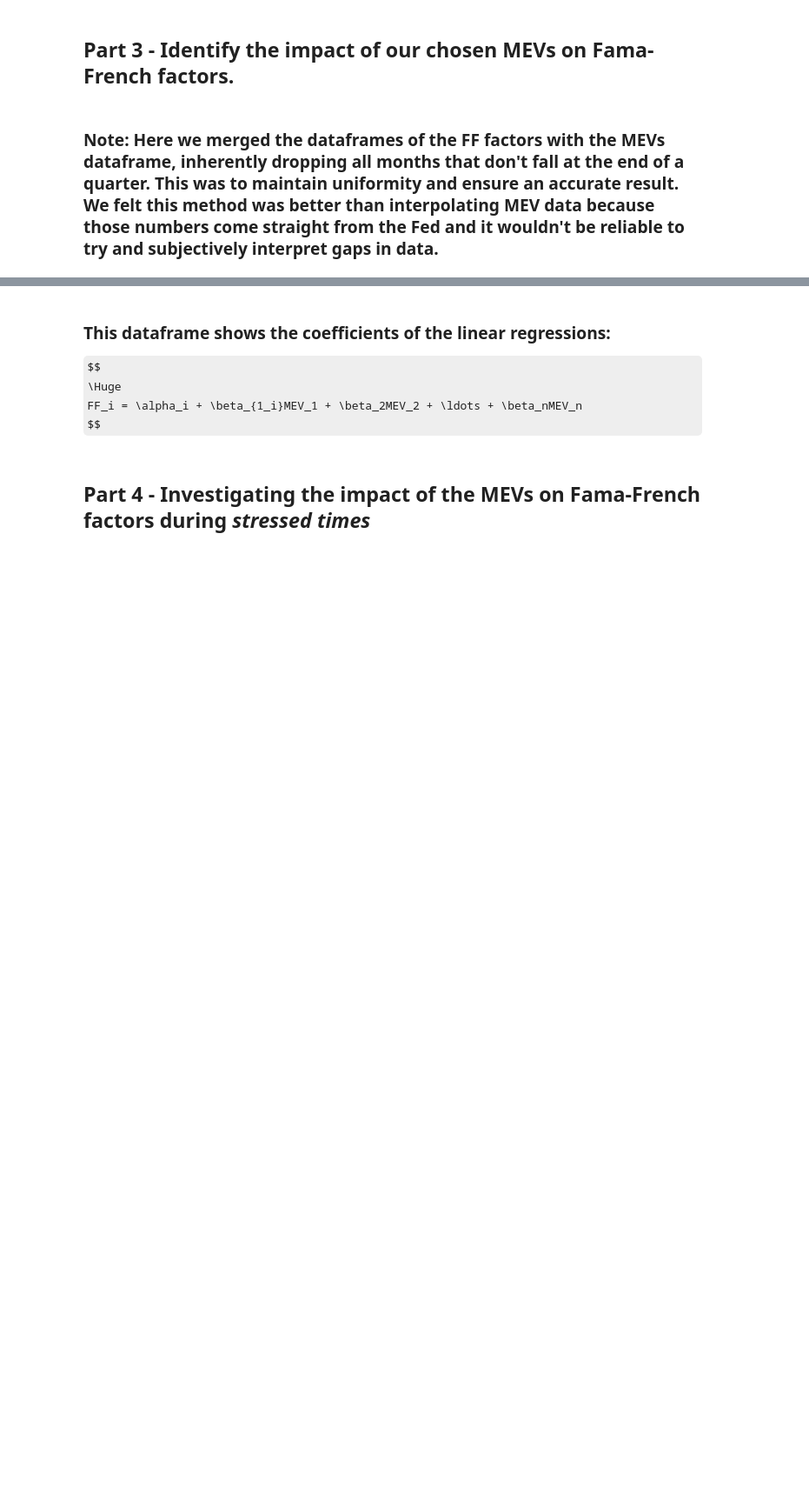
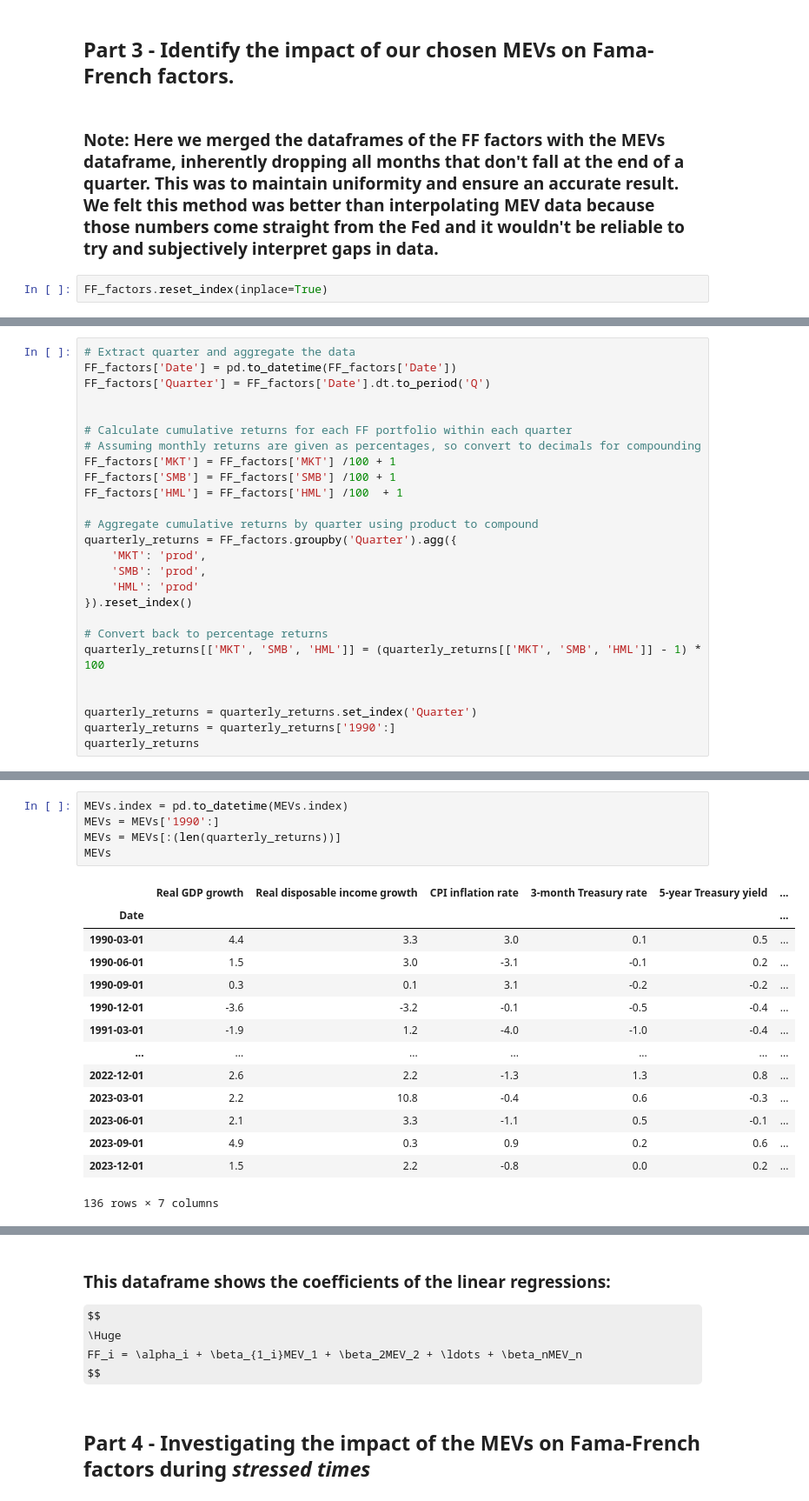
Before and after one commit to vafang25/Econ_Project_2, a Jupyter notebook: Data_Project_2.ipynb, the cells around one changed output, grey strips where cells are left out. Shown: that part at 87% size. Saved outputs shown, nothing was run; the diff lists cells and outputs as text; some formulas as TeX source; blank space fills up the shorter version.

```diff
--- a/Data_Project_2.ipynb
+++ b/Data_Project_2.ipynb
@@ -230,3 +246,5 @@ $$
 ## Part 3 - Identify the impact of our chosen MEVs on Fama-French factors.
 # %% [markdown]
 ### Note: Here we merged the dataframes of the FF factors with the MEVs dataframe, inherently dropping all months that don't fall at the end of a quarter. This was to maintain uniformity and ensure an accurate result. We felt this method was better than interpolating MEV data because those numbers come straight from the Fed and it wouldn't be reliable to try and subjectively interpret gaps in data.
+# %%
+FF_factors.reset_index(inplace=True)
@@ -232,0 +267,26 @@ $$
+# %%
+# Extract quarter and aggregate the data
+FF_factors['Date'] = pd.to_datetime(FF_factors['Date'])
+FF_factors['Quarter'] = FF_factors['Date'].dt.to_period('Q')
+
+
+# Calculate cumulative returns for each FF portfolio within each quarter
+# Assuming monthly returns are given as percentages, so convert to decimals for compounding
+FF_factors['MKT'] = FF_factors['MKT'] /100 + 1
+FF_factors['SMB'] = FF_factors['SMB'] /100 + 1
+FF_factors['HML'] = FF_factors['HML'] /100  + 1
+
+# Aggregate cumulative returns by quarter using product to compound
+quarterly_returns = FF_factors.groupby('Quarter').agg({
+    'MKT': 'prod',
+    'SMB': 'prod',
+    'HML': 'prod'
+}).reset_index()
+
+# Convert back to percentage returns
+quarterly_returns[['MKT', 'SMB', 'HML']] = (quarterly_returns[['MKT', 'SMB', 'HML']] - 1) * 100
+
+
+quarterly_returns = quarterly_returns.set_index('Quarter')
+quarterly_returns = quarterly_returns['1990':]
+quarterly_returns
@@ -233 +308,21 @@ $$
+# %%
+MEVs.index = pd.to_datetime(MEVs.index)
+MEVs = MEVs['1990':]
+MEVs = MEVs[:(len(quarterly_returns))]
+MEVs
+# %% [output]
+|  | Real GDP growth | Real disposable income growth | CPI inflation rate | 3-month Treasury rate | 5-year Treasury yield | ... |
+| Date |  |  |  |  |  | ... |
+| 1990-03-01 | 4.4 | 3.3 | 3.0 | 0.1 | 0.5 | ... |
+| 1990-06-01 | 1.5 | 3.0 | -3.1 | -0.1 | 0.2 | ... |
+| 1990-09-01 | 0.3 | 0.1 | 3.1 | -0.2 | -0.2 | ... |
+| 1990-12-01 | -3.6 | -3.2 | -0.1 | -0.5 | -0.4 | ... |
+| 1991-03-01 | -1.9 | 1.2 | -4.0 | -1.0 | -0.4 | ... |
+| ... | ... | ... | ... | ... | ... | ... |
+| 2022-12-01 | 2.6 | 2.2 | -1.3 | 1.3 | 0.8 | ... |
+| 2023-03-01 | 2.2 | 10.8 | -0.4 | 0.6 | -0.3 | ... |
+| 2023-06-01 | 2.1 | 3.3 | -1.1 | 0.5 | -0.1 | ... |
+| 2023-09-01 | 4.9 | 0.3 | 0.9 | 0.2 | 0.6 | ... |
+| 2023-12-01 | 1.5 | 2.2 | -0.8 | 0.0 | 0.2 | ... |
+136 rows × 7 columns
 # %%
```
Also changed, not shown: parts of 14 cells of this notebook.
